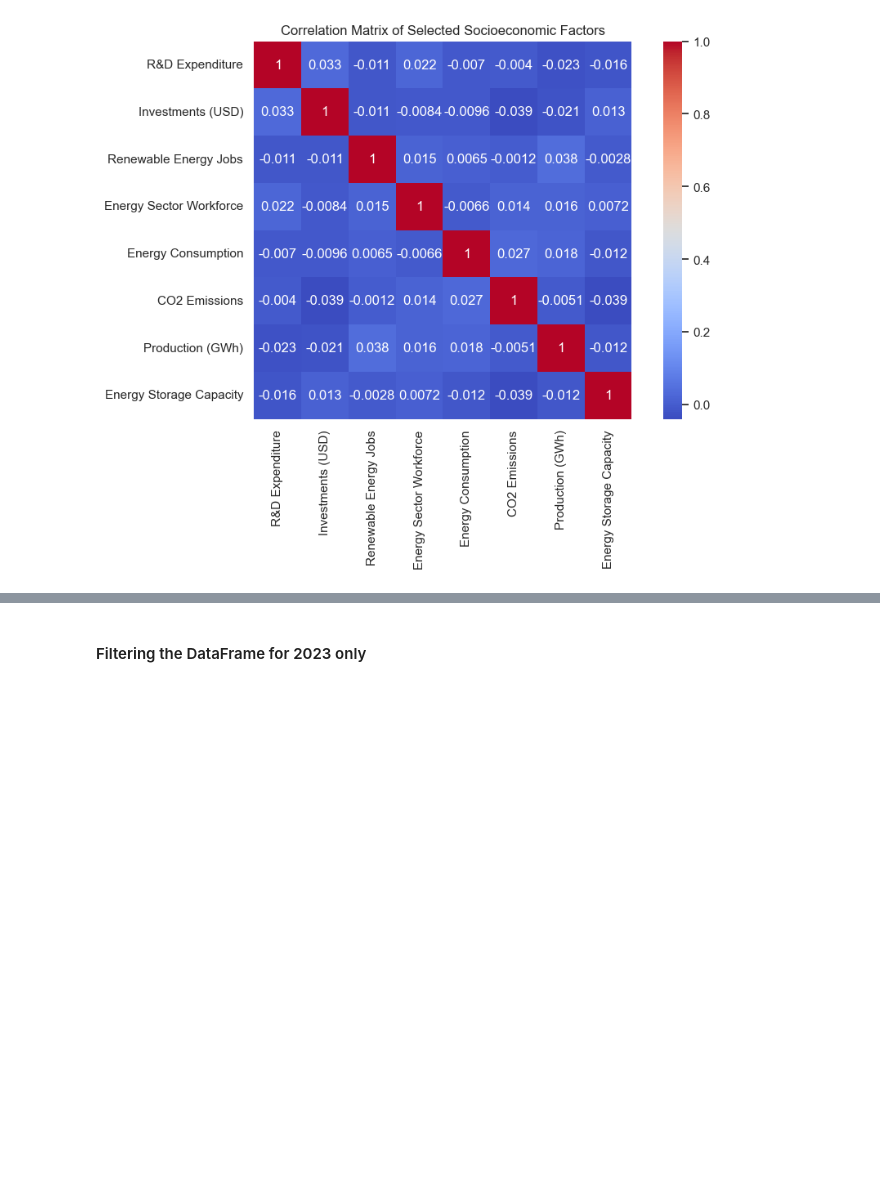
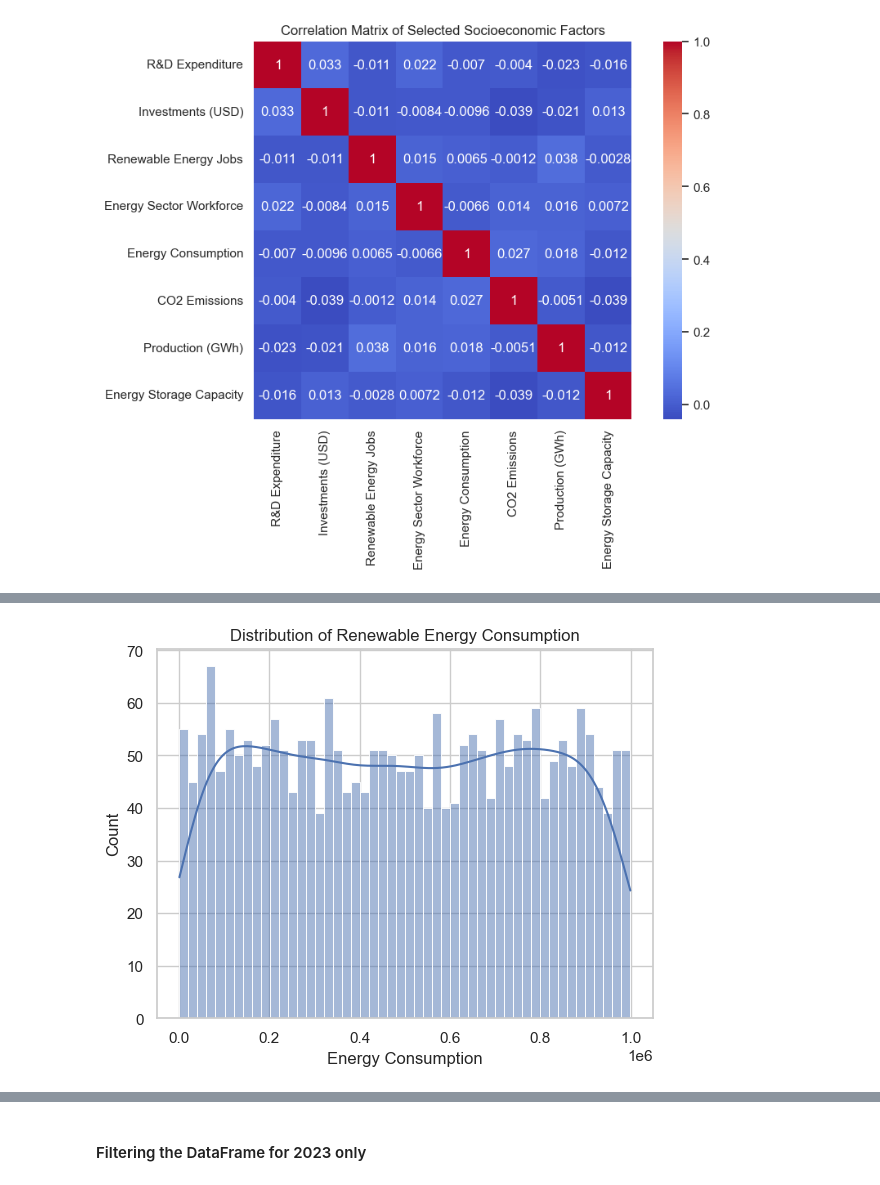
Before and after one commit to arnelimperial/greenergy, a Jupyter notebook: eda.ipynb, the cells around one changed output, grey strips where cells are left out. Cells and saved outputs as stored; diff of their text form; code cells hidden in the pictures; blank space fills up the shorter version.

```diff
--- a/eda.ipynb
+++ b/eda.ipynb
@@ -198,0 +216,7 @@ plt.show()
+# %%
+# KDE
+sns.histplot(original_df['Energy Consumption'], bins=50, kde=True)
+plt.title('Distribution of Renewable Energy Consumption')
+plt.show()
+# %% [output]
+[figure, added]
```
Also changed, not shown: parts of 28 cells of this notebook, 1 other file.
